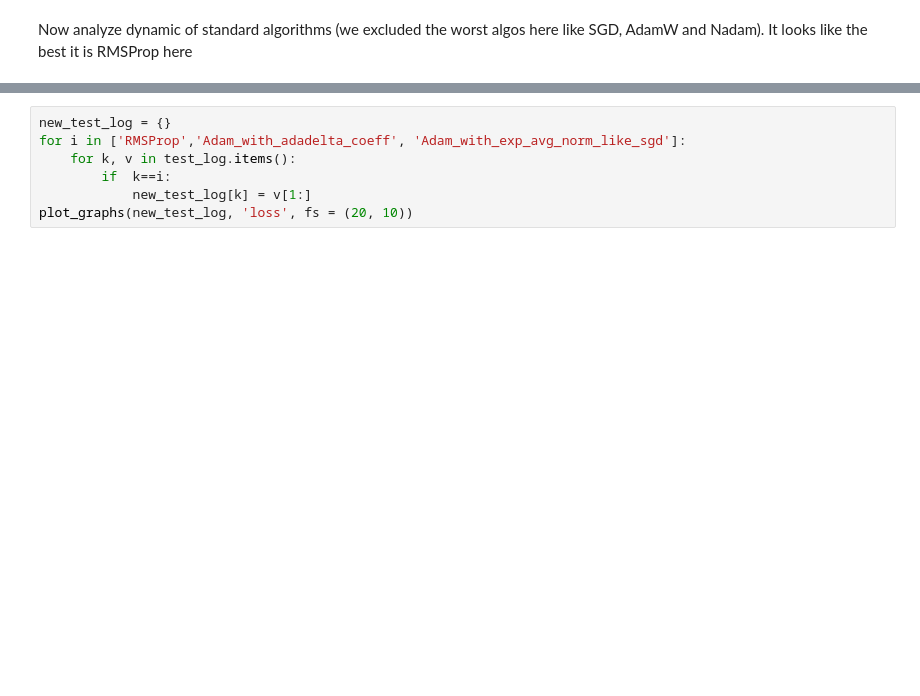
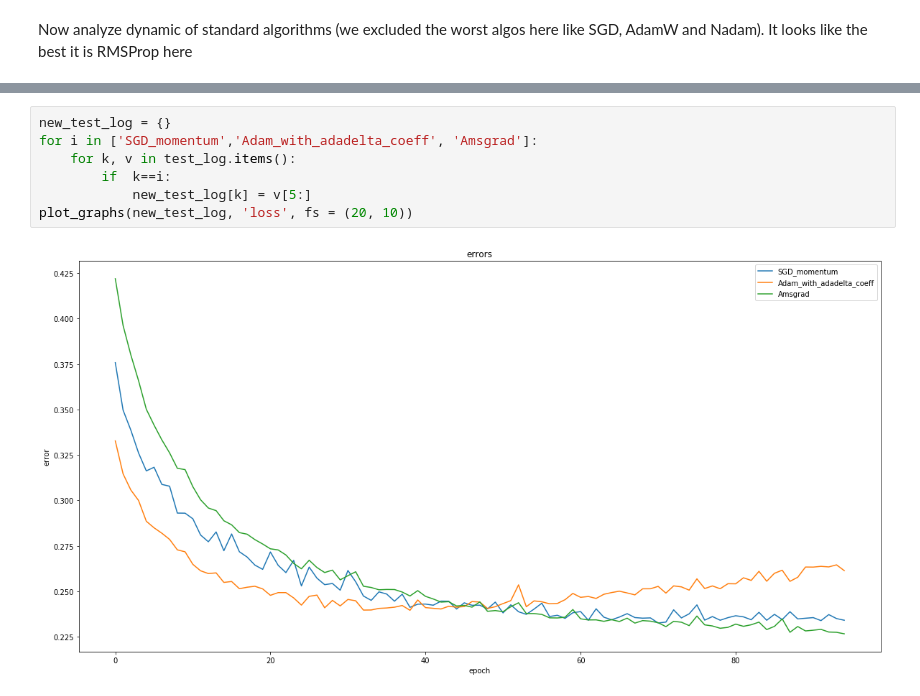
Before and after one commit to kvr777/uoptim, a Jupyter notebook: testing/experiments.ipynb, the cells around one changed output, grey strips where cells are left out. Cells and saved outputs as stored; diff of their text form; blank space fills up the shorter version.

```diff
--- a/testing/experiments.ipynb
+++ b/testing/experiments.ipynb
@@ -330,7 +347,9 @@ Lets compare RMSProp with the exotic combinations of our algorithm. **It looks l
 # %%
 new_test_log = {}
-for i in ['RMSProp','Adam_with_adadelta_coeff', 'Adam_with_exp_avg_norm_like_sgd']:
+for i in ['SGD_momentum','Adam_with_adadelta_coeff', 'Amsgrad']:
     for k, v in test_log.items():
         if  k==i:
-            new_test_log[k] = v[1:]
+            new_test_log[k] = v[5:]
 plot_graphs(new_test_log, 'loss', fs = (20, 10))
+# %% [output]
+[figure, added]
```
Also changed, not shown: parts of 6 cells of this notebook, 1 other file.
